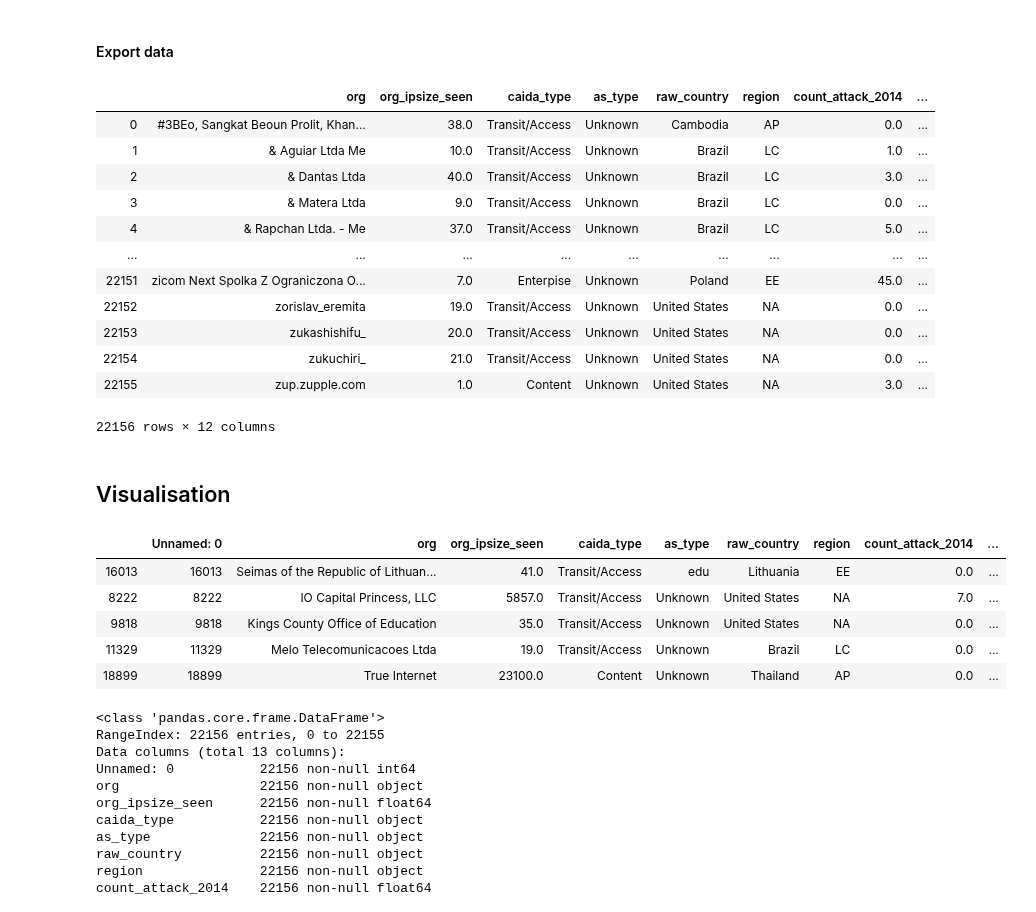
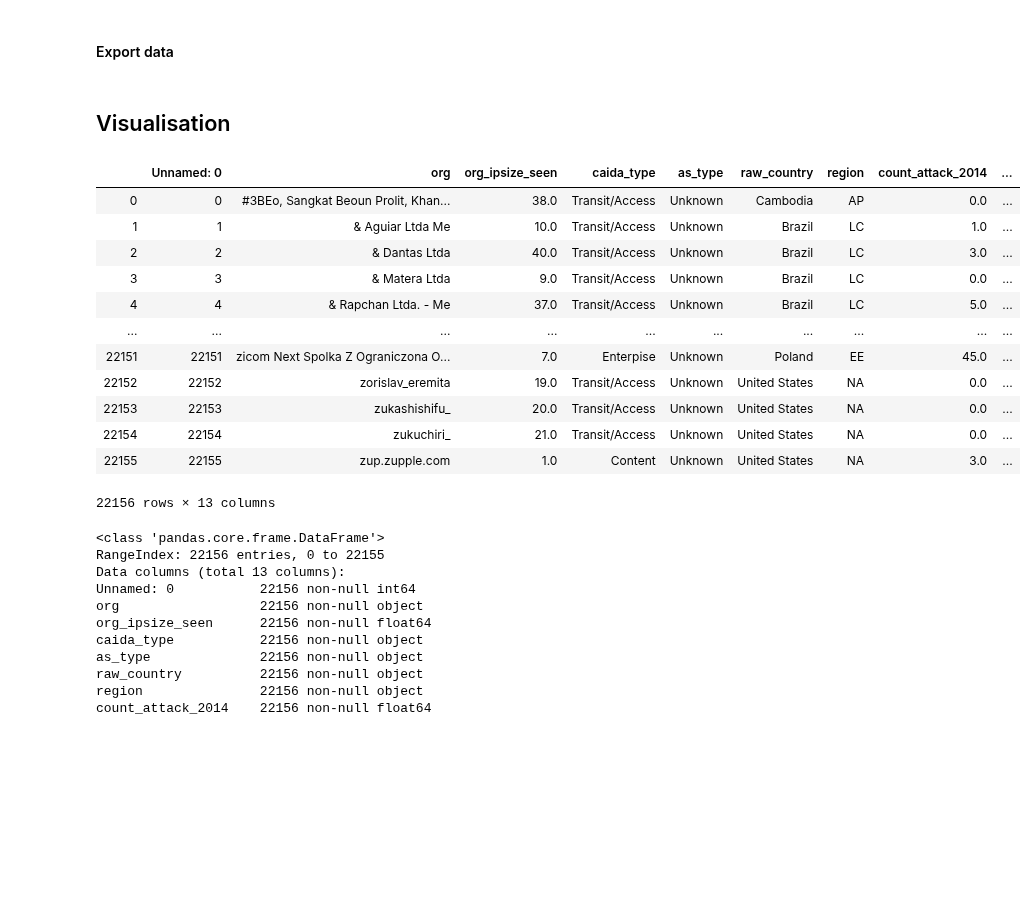
Before and after one commit to WKSu/WM0824TU-economics-of-cybersecurity-DDoS, a Jupyter notebook: block4-SecurityEconomics/hosting-provider-org.ipynb, the cells around one changed output. Saved outputs shown, nothing was run; the diff lists cells and outputs as text; code cells hidden in the pictures; blank space fills up the shorter version.

```diff
--- a/block4-SecurityEconomics/hosting-provider-org.ipynb
+++ b/block4-SecurityEconomics/hosting-provider-org.ipynb
@@ -125,22 +125,6 @@ orgs = pd.merge(orgs, pop_country, how="left",
 #### Export data
 # %%
 # orgs.to_csv("orgs.csv")
-# %%
-orgs
-# %% [output]
-|  | org | org_ipsize_seen | caida_type | as_type | raw_country | region | count_attack_2014 | ... |
-| 0 | #3BEo, Sangkat Beoun Prolit, Khan... | 38.0 | Transit/Access | Unknown | Cambodia | AP | 0.0 | ... |
-| 1 | & Aguiar Ltda Me | 10.0 | Transit/Access | Unknown | Brazil | LC | 1.0 | ... |
-| 2 | & Dantas Ltda | 40.0 | Transit/Access | Unknown | Brazil | LC | 3.0 | ... |
-| 3 | & Matera Ltda | 9.0 | Transit/Access | Unknown | Brazil | LC | 0.0 | ... |
-| 4 | & Rapchan Ltda. - Me | 37.0 | Transit/Access | Unknown | Brazil | LC | 5.0 | ... |
-| ... | ... | ... | ... | ... | ... | ... | ... | ... |
-| 22151 | zicom Next Spolka Z Ograniczona O... | 7.0 | Enterpise | Unknown | Poland | EE | 45.0 | ... |
-| 22152 | zorislav_eremita | 19.0 | Transit/Access | Unknown | United States | NA | 0.0 | ... |
-| 22153 | zukashishifu_ | 20.0 | Transit/Access | Unknown | United States | NA | 0.0 | ... |
-| 22154 | zukuchiri_ | 21.0 | Transit/Access | Unknown | United States | NA | 0.0 | ... |
-| 22155 | zup.zupple.com | 1.0 | Content | Unknown | United States | NA | 3.0 | ... |
-22156 rows × 12 columns
 # %% [markdown]
 ## Visualisation
 # %%
@@ -152,14 +136,21 @@ import seaborn as sns
 orgs = pd.read_csv("orgs.csv")
 orgs.region = orgs.region.fillna("NA") # fix `NA` = "North America"
 # %%
-orgs.sample(5)
+orgs
 # %% [output]
 |  | Unnamed: 0 | org | org_ipsize_seen | caida_type | as_type | raw_country | region | count_attack_2014 | ... |
-| 16013 | 16013 | Seimas of the Republic of Lithuan... | 41.0 | Transit/Access | edu | Lithuania | EE | 0.0 | ... |
-| 8222 | 8222 | IO Capital Princess, LLC | 5857.0 | Transit/Access | Unknown | United States | NA | 7.0 | ... |
-| 9818 | 9818 | Kings County Office of Education | 35.0 | Transit/Access | Unknown | United States | NA | 0.0 | ... |
-| 11329 | 11329 | Melo Telecomunicacoes Ltda | 19.0 | Transit/Access | Unknown | Brazil | LC | 0.0 | ... |
-| 18899 | 18899 | True Internet | 23100.0 | Content | Unknown | Thailand | AP | 0.0 | ... |
+| 0 | 0 | #3BEo, Sangkat Beoun Prolit, Khan... | 38.0 | Transit/Access | Unknown | Cambodia | AP | 0.0 | ... |
+| 1 | 1 | & Aguiar Ltda Me | 10.0 | Transit/Access | Unknown | Brazil | LC | 1.0 | ... |
+| 2 | 2 | & Dantas Ltda | 40.0 | Transit/Access | Unknown | Brazil | LC | 3.0 | ... |
+| 3 | 3 | & Matera Ltda | 9.0 | Transit/Access | Unknown | Brazil | LC | 0.0 | ... |
+| 4 | 4 | & Rapchan Ltda. - Me | 37.0 | Transit/Access | Unknown | Brazil | LC | 5.0 | ... |
+| ... | ... | ... | ... | ... | ... | ... | ... | ... | ... |
+| 22151 | 22151 | zicom Next Spolka Z Ograniczona O... | 7.0 | Enterpise | Unknown | Poland | EE | 45.0 | ... |
+| 22152 | 22152 | zorislav_eremita | 19.0 | Transit/Access | Unknown | United States | NA | 0.0 | ... |
+| 22153 | 22153 | zukashishifu_ | 20.0 | Transit/Access | Unknown | United States | NA | 0.0 | ... |
+| 22154 | 22154 | zukuchiri_ | 21.0 | Transit/Access | Unknown | United States | NA | 0.0 | ... |
+| 22155 | 22155 | zup.zupple.com | 1.0 | Content | Unknown | United States | NA | 3.0 | ... |
+22156 rows × 13 columns
 # %%
 orgs.info(null_counts=True)
 # %% [output]
```
Also changed, not shown: parts of 6 cells of this notebook.
